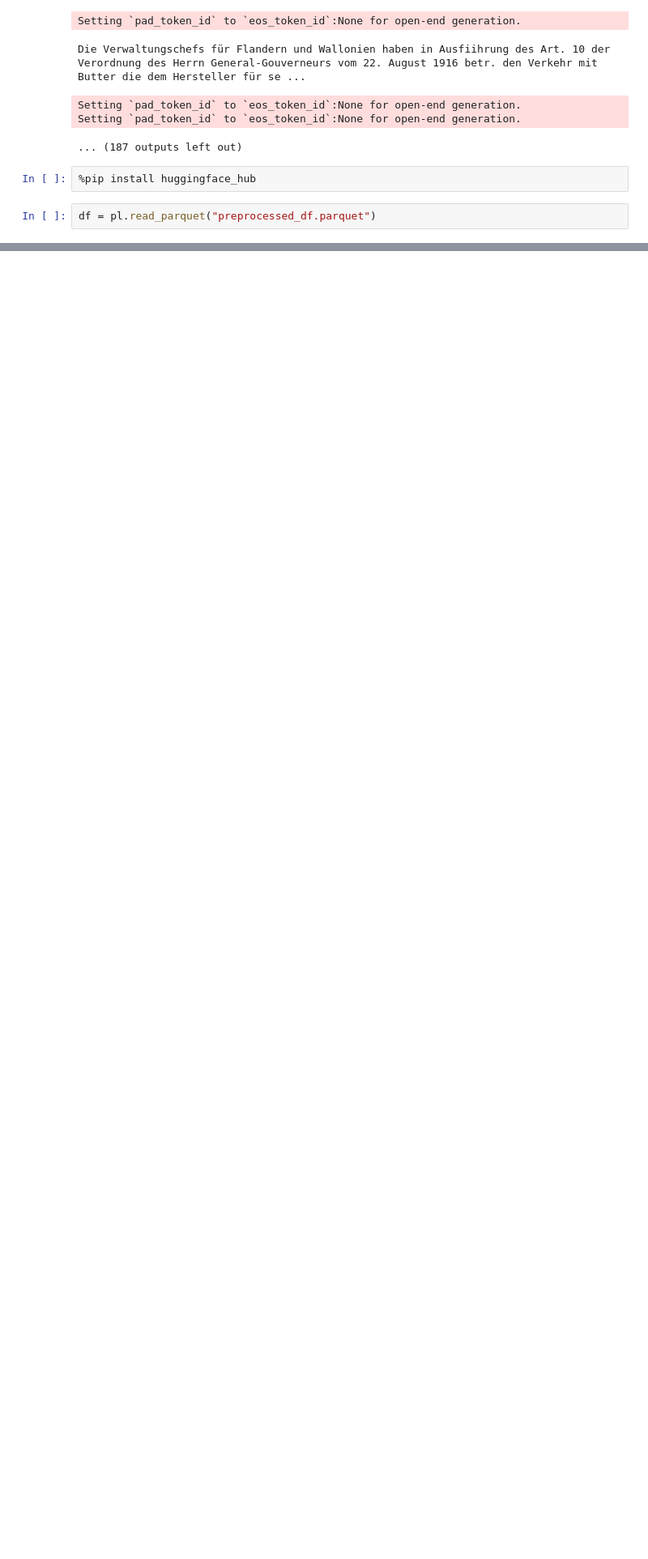
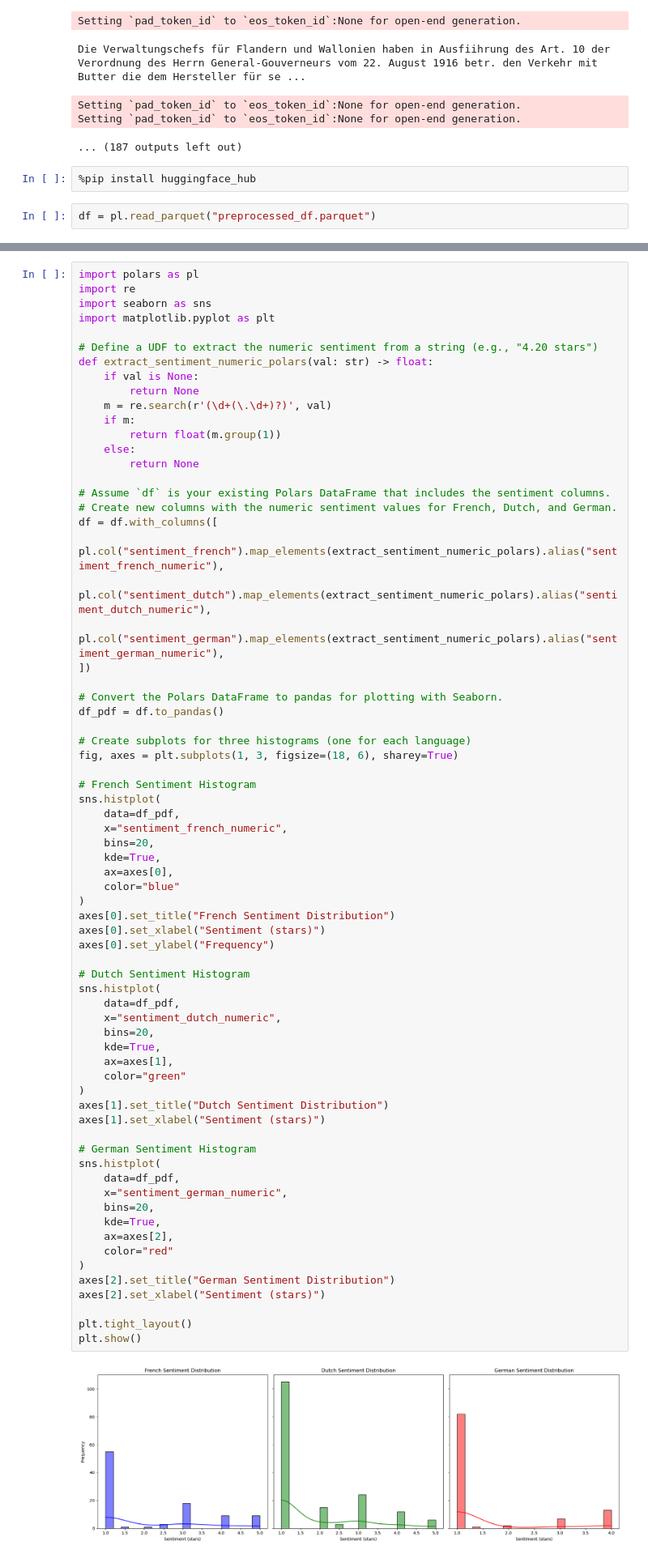
Before and after one commit to Romainkul/Datathon_KUL, a Jupyter notebook: Datathon_Preprocessing.ipynb, the cells around one changed output, grey strips where cells are left out. Shown at 81% size. Saved outputs shown, nothing was run; the diff lists cells and outputs as text; blank space fills up the shorter version.

```diff
--- a/Datathon_Preprocessing.ipynb
+++ b/Datathon_Preprocessing.ipynb
@@ -698,0 +850,71 @@ plt.show()
+# %%
+import polars as pl
+import re
+import seaborn as sns
+import matplotlib.pyplot as plt
+
+# Define a UDF to extract the numeric sentiment from a string (e.g., "4.20 stars")
+def extract_sentiment_numeric_polars(val: str) -> float:
+    if val is None:
+        return None
+    m = re.search(r'(\d+(\.\d+)?)', val)
+    if m:
+        return float(m.group(1))
+    else:
+        return None
+
+# Assume `df` is your existing Polars DataFrame that includes the sentiment columns.
+# Create new columns with the numeric sentiment values for French, Dutch, and German.
+df = df.with_columns([
+    pl.col("sentiment_french").map_elements(extract_sentiment_numeric_polars).alias("sentiment_french_numeric"),
+    pl.col("sentiment_dutch").map_elements(extract_sentiment_numeric_polars).alias("sentiment_dutch_numeric"),
+    pl.col("sentiment_german").map_elements(extract_sentiment_numeric_polars).alias("sentiment_german_numeric"),
+])
+
+# Convert the Polars DataFrame to pandas for plotting with Seaborn.
+df_pdf = df.to_pandas()
+
+# Create subplots for three histograms (one for each language)
+fig, axes = plt.subplots(1, 3, figsize=(18, 6), sharey=True)
+
+# French Sentiment Histogram
+sns.histplot(
+    data=df_pdf,
+    x="sentiment_french_numeric",
+    bins=20,
+    kde=True,
+    ax=axes[0],
+    color="blue"
+)
+axes[0].set_title("French Sentiment Distribution")
+axes[0].set_xlabel("Sentiment (stars)")
+axes[0].set_ylabel("Frequency")
+
+# Dutch Sentiment Histogram
+sns.histplot(
+    data=df_pdf,
+    x="sentiment_dutch_numeric",
+    bins=20,
+    kde=True,
+    ax=axes[1],
+    color="green"
+)
+axes[1].set_title("Dutch Sentiment Distribution")
+axes[1].set_xlabel("Sentiment (stars)")
+
+# German Sentiment Histogram
+sns.histplot(
+    data=df_pdf,
+    x="sentiment_german_numeric",
+    bins=20,
+    kde=True,
+    ax=axes[2],
+    color="red"
+)
+axes[2].set_title("German Sentiment Distribution")
+axes[2].set_xlabel("Sentiment (stars)")
+
+plt.tight_layout()
+plt.show()
+# %% [output]
+[figure, added]
```
Also changed, not shown: parts of 11 cells of this notebook, 2 other files.
